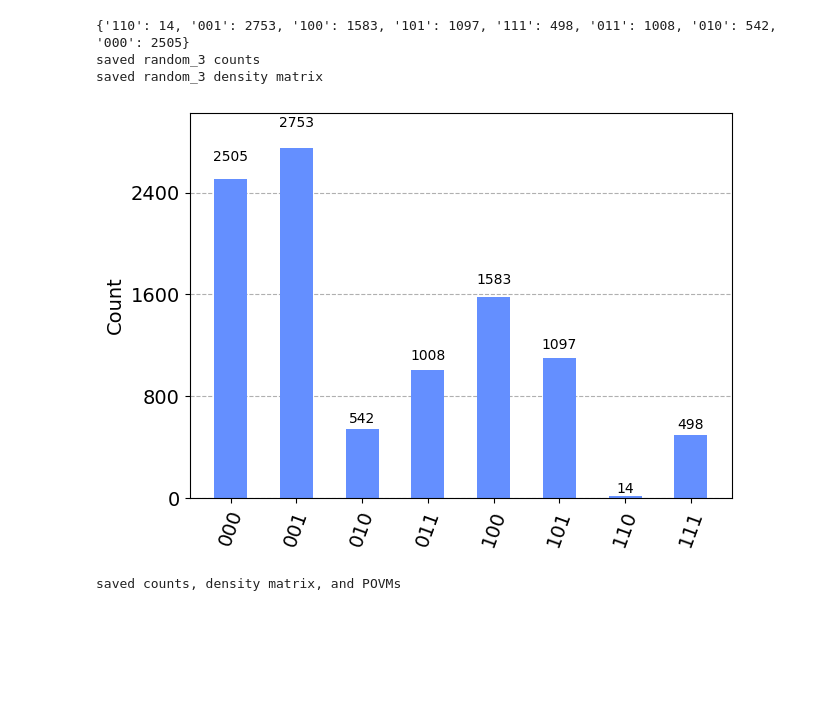
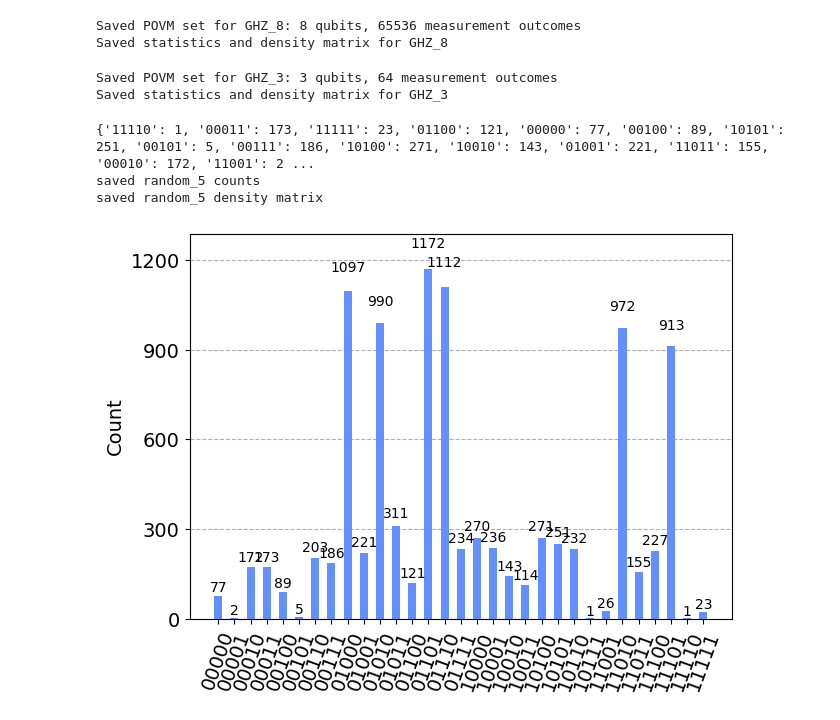
Before and after one commit to ryboselm/QuantumStateTomography, a Jupyter notebook: GenerateMeasurements.ipynb, the cells around one changed output. Drawn from its saved outputs; the diff is of its cells as text; code cells hidden in the pictures; blank space fills up the shorter version.

```diff
--- a/GenerateMeasurements.ipynb
+++ b/GenerateMeasurements.ipynb
@@ -67,0 +106,24 @@ def get_circuit_data(circ, name="circuit", shots=10000):
+# %%
+n=8
+circ = QuantumCircuit(n)
+circ.h(0)
+circ.cx(0,1)
+circ.cx(1,2)
+circ.cx(2,3)
+circ.cx(3,4)
+circ.cx(4,5)
+circ.cx(5,6)
+circ.cx(6,7)
+get_noiseless_circuit_data(circ, "GHZ_8", povm=True, n_meas=2**(2*n))
+# %% [output]
+Saved POVM set for GHZ_8: 8 qubits, 65536 measurement outcomes
+Saved statistics and density matrix for GHZ_8
+# %%
+circ = QuantumCircuit(3,3)
+circ.h(0)
+circ.cx(0,1)
+circ.cx(1,2)
+get_noiseless_circuit_data(circ, "GHZ_3", povm=True, n_meas = )
+# %% [output]
+Saved POVM set for GHZ_3: 3 qubits, 64 measurement outcomes
+Saved statistics and density matrix for GHZ_3
@@ -68,62 +146,29 @@ def get_circuit_data(circ, name="circuit", shots=10000):
 # %%
 #random circuit
-name = "random_3"
+n = 5
+depth = 10
+name = f"random_{n}"
 
-n = 3
-depth = 20
 circ = random_circuit(n,depth,measure=True, seed=1515)
 simulator = Aer.get_backend('aer_simulator')
 tcirc = transpile(circ, simulator)
-
 result = simulator.run(tcirc, shots=10000).result()
 counts = result.get_counts()
 print(counts)
 
 with open(f"data/{name}_counts", "w") as f:
     for count in counts:
-        f.write(f"{int(count,2)} {counts[count]}")
+        f.write(f"{int(count,2)} {counts[count]/10000}")
         f.write("\n")
 print(f"saved {name} counts")
 circ = random_circuit(n,depth,measure=False, seed=1515)
-statevector_simulator = Aer.get_backend('statevector_simulator')
-ss_circ = transpile(circ, statevector_simulator)
-result = statevector_simulator.run(ss_circ).result()
-statevector = result.data()['statevector']
-rho = qi.DensityMatrix(statevector)
-rho.draw('latex')
+rho = qi.DensityMatrix.from_instruction(circ)
 with open(f"data/{name}_density","wb") as file:
         pickle.dump(rho, file)
 print(f"saved {name} density matrix")
 plot_histogram(counts)
 # %% [output]
-{'110': 14, '001': 2753, '100': 1583, '101': 1097, '111': 498, '011': 1008, '010': 542, '000': 2505}
-saved random_3 counts
-saved random_3 density matrix
+{'11110': 1, '00011': 173, '11111': 23, '01100': 121, '00000': 77, '00100': 89, '10101': 251, '00101': 5, '00111': 186, '10100': 271, '10010': 143, '01001': 221, '11011': 155, '00010': 172, '11001': 2 ...
+saved random_5 counts
+saved random_5 density matrix
-[figure, old version]
+[figure, new version]
-# %%
-name = "GHZ_2"
-n = 2
-POVMs = generate_POVMs(2**n)
-
-circ = QuantumCircuit(n)
-circ.h(0)
-circ.cx(0,1)
-
-statevector_simulator = Aer.get_backend('statevector_simulator')
-ss_circ = transpile(circ, statevector_simulator)
-result = statevector_simulator.run(ss_circ).result()
-statevector = result.data()['statevector']
-rho = qi.DensityMatrix(statevector).data
-#get_circuit_data(circ, name)
-probabilities = np.array([np.trace(povm @ rho).real for povm in POVMs])
-counts = np.round(probabilities*10000)
-with open(f"data/{name}_POVM_counts", "w") as f:
-    for i,count in enumerate(counts):
-        f.write(f"{i} {int(count)}\n")
-with open(f"data/{name}_density","wb") as file:
-        pickle.dump(rho, file)
-with open(f"data/{name}_POVM","wb") as file:
-        pickle.dump(POVMs, file)
-print("saved counts, density matrix, and POVMs")
-# %% [output]
-saved counts, density matrix, and POVMs
```
Also changed, not shown: parts of 5 cells of this notebook, 3 other files.
